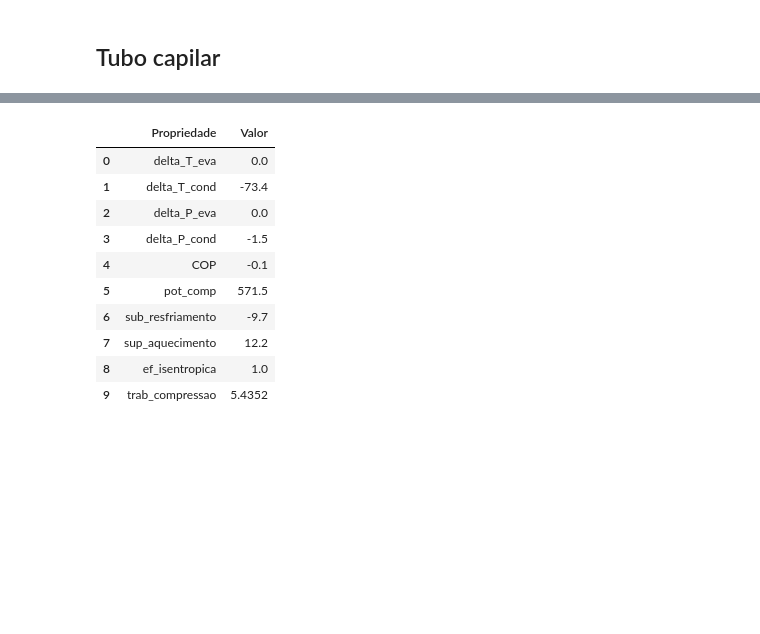
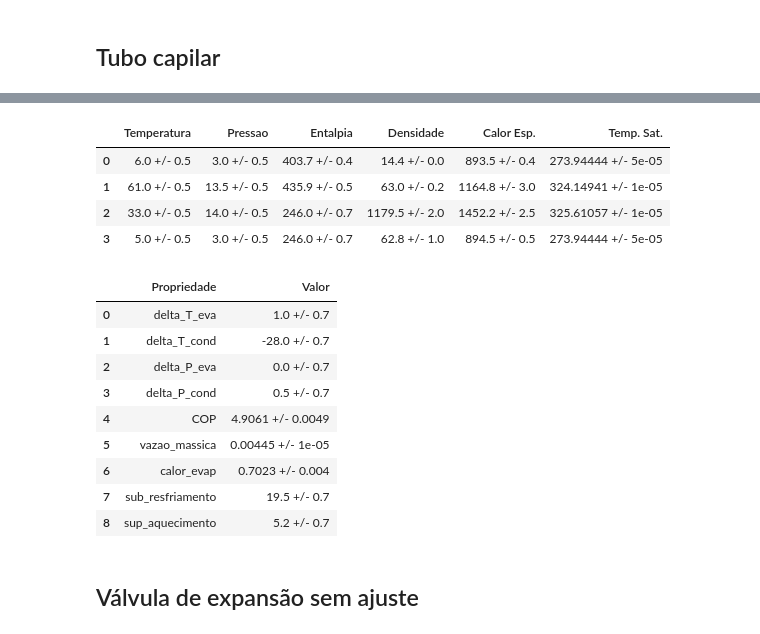
Before and after one commit to Esterci/Engenharia_Mecanica_UFJF, a Jupyter notebook: 12_periodo/refrigeracao/laboratorio/tratamento-de-dados.ipynb, the cells around one changed output, grey strips where cells are left out. Saved outputs shown, nothing was run; the diff lists cells and outputs as text; code cells hidden in the pictures; blank space fills up the shorter version.

```diff
--- a/12_periodo/refrigeracao/laboratorio/tratamento-de-dados.ipynb
+++ b/12_periodo/refrigeracao/laboratorio/tratamento-de-dados.ipynb
@@ -169,15 +22,44 @@ exp3_2_2.conv_input_df
-# %%
-exp3_2_2.analise_defaut()
-exp3_2_2.output_df
-# %% [output]
-|  | Propriedade | Valor |
-| 0 | delta_T_eva | 0.0 |
-| 1 | delta_T_cond | -73.4 |
-| 2 | delta_P_eva | 0.0 |
-| 3 | delta_P_cond | -1.5 |
-| 4 | COP | -0.1 |
-| 5 | pot_comp | 571.5 |
-| 6 | sub_resfriamento | -9.7 |
-| 7 | sup_aquecimento | 12.2 |
-| 8 | ef_isentropica | 1.0 |
-| 9 | trab_compressao | 5.4352 |
+# %%
+# definicao de dados experimentais
+Temp4_1 = {
+    'Ts1': 6,
+    'Ts2': 49,
+    'Ts3': 33,
+    'Ts4': 5,
+}
+
+Press4_1 = {
+    'Ps1': 2,
+    'Ps2': 12.5,
+    'Ps3': 13,
+    'Ps4': 3,
+}
+
+I = 4
+
+Q = 0.48
+# %%
+exp4_1 = utils.Experimento(Temp4_1,Press4_1,I,Q)
+exp4_1.conv_input_df
+# %% [output]
+|  | Temperatura | Pressao | Entalpia | Densidade | Calor Esp. | Temp. Sat. |
+| 0 | 6.0 +/- 0.5 | 3.0 +/- 0.5 | 403.7 +/- 0.4 | 14.4 +/- 0.0 | 893.5 +/- 0.4 | 273.94444 +/- 5e-05 |
+| 1 | 61.0 +/- 0.5 | 13.5 +/- 0.5 | 435.9 +/- 0.5 | 63.0 +/- 0.2 | 1164.8 +/- 3.0 | 324.14941 +/- 1e-05 |
+| 2 | 33.0 +/- 0.5 | 14.0 +/- 0.5 | 246.0 +/- 0.7 | 1179.5 +/- 2.0 | 1452.2 +/- 2.5 | 325.61057 +/- 1e-05 |
+| 3 | 5.0 +/- 0.5 | 3.0 +/- 0.5 | 246.0 +/- 0.7 | 62.8 +/- 1.0 | 894.5 +/- 0.5 | 273.94444 +/- 5e-05 |
+# %%
+exp4_1.analise_defaut()
+exp4_1.output_df
+# %% [output]
+|  | Propriedade | Valor |
+| 0 | delta_T_eva | 1.0 +/- 0.7 |
+| 1 | delta_T_cond | -28.0 +/- 0.7 |
+| 2 | delta_P_eva | 0.0 +/- 0.7 |
+| 3 | delta_P_cond | 0.5 +/- 0.7 |
+| 4 | COP | 4.9061 +/- 0.0049 |
+| 5 | vazao_massica | 0.00445 +/- 1e-05 |
+| 6 | calor_evap | 0.7023 +/- 0.004 |
+| 7 | sub_resfriamento | 19.5 +/- 0.7 |
+| 8 | sup_aquecimento | 5.2 +/- 0.7 |
+# %% [markdown]
+## Válvula de expansão sem ajuste
```
Also changed, not shown: parts of 33 cells of this notebook, 5 other files.
